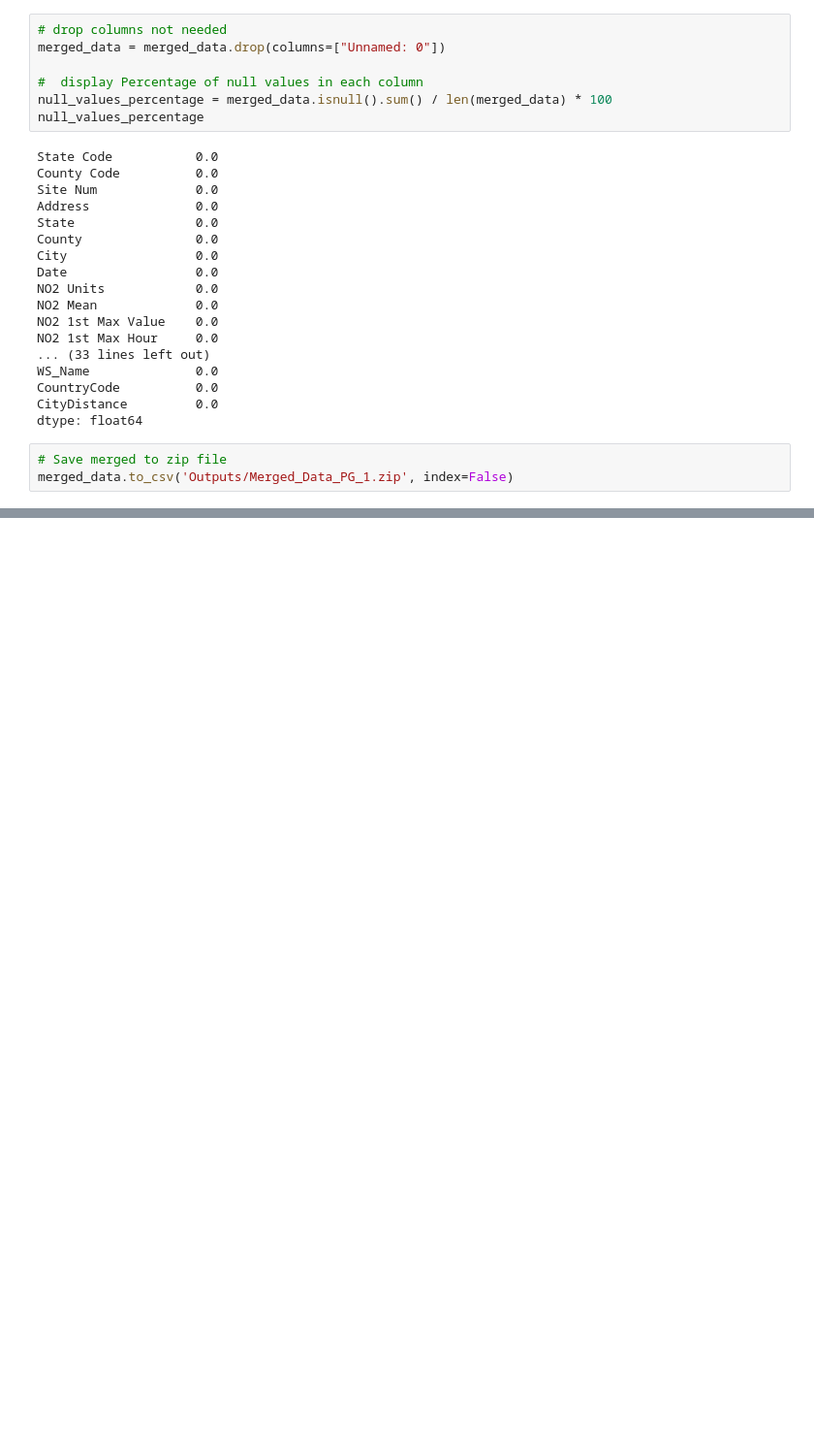
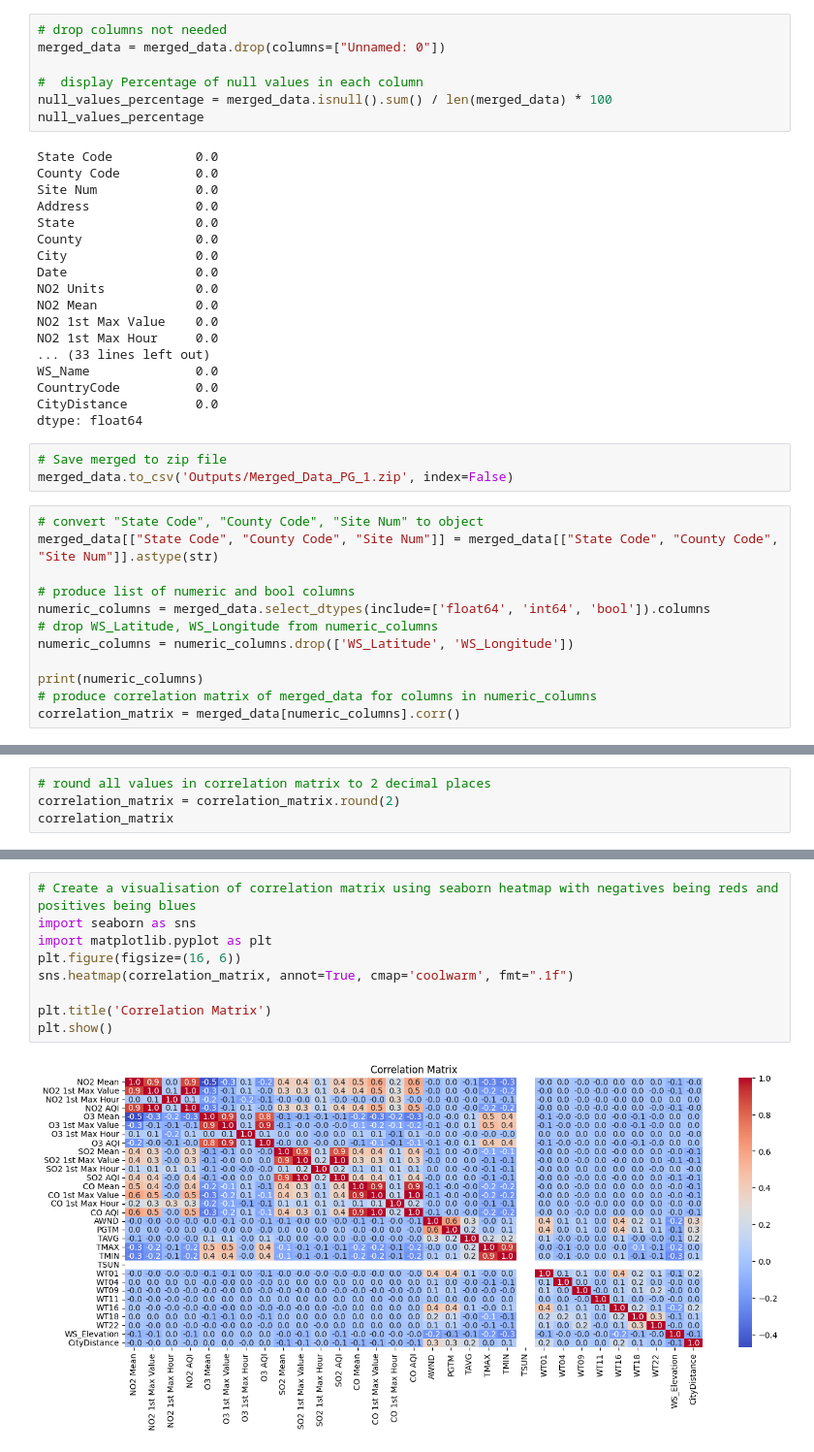
Before and after one commit to tamikamqhum/March_Team_Project, a Jupyter notebook: jupyter_notebooks/PG_Notebook_Weather_laststep.ipynb, the cells around one changed output, grey strips where cells are left out. Shown at 97% size. Cells and saved outputs as stored; diff of their text form; blank space fills up the shorter version.

```diff
--- a/jupyter_notebooks/PG_Notebook_Weather_laststep.ipynb
+++ b/jupyter_notebooks/PG_Notebook_Weather_laststep.ipynb
@@ -200,3 +200,15 @@ dtype: float64
 # %%
 # Save merged to zip file
 merged_data.to_csv('Outputs/Merged_Data_PG_1.zip', index=False)
+# %%
+# convert "State Code", "County Code", "Site Num" to object
+merged_data[["State Code", "County Code", "Site Num"]] = merged_data[["State Code", "County Code", "Site Num"]].astype(str)
+
+# produce list of numeric and bool columns
+numeric_columns = merged_data.select_dtypes(include=['float64', 'int64', 'bool']).columns
+# drop WS_Latitude, WS_Longitude from numeric_columns
+numeric_columns = numeric_columns.drop(['WS_Latitude', 'WS_Longitude'])
+
+print(numeric_columns)
+# produce correlation matrix of merged_data for columns in numeric_columns
+correlation_matrix = merged_data[numeric_columns].corr()
@@ -202,0 +223,4 @@ merged_data.to_csv('Outputs/Merged_Data_PG_1.zip', index=False)
+# %%
+# round all values in correlation matrix to 2 decimal places
+correlation_matrix = correlation_matrix.round(2)
+correlation_matrix
@@ -202,0 +246,11 @@ merged_data.to_csv('Outputs/Merged_Data_PG_1.zip', index=False)
+# %%
+# Create a visualisation of correlation matrix using seaborn heatmap with negatives being reds and positives being blues
+import seaborn as sns
+import matplotlib.pyplot as plt
+plt.figure(figsize=(16, 6))
+sns.heatmap(correlation_matrix, annot=True, cmap='coolwarm', fmt=".1f")
+
+plt.title('Correlation Matrix')
+plt.show()
+# %% [output]
+[figure, added]
```
Also changed, not shown: parts of 5 cells of this notebook, 3 other files.
